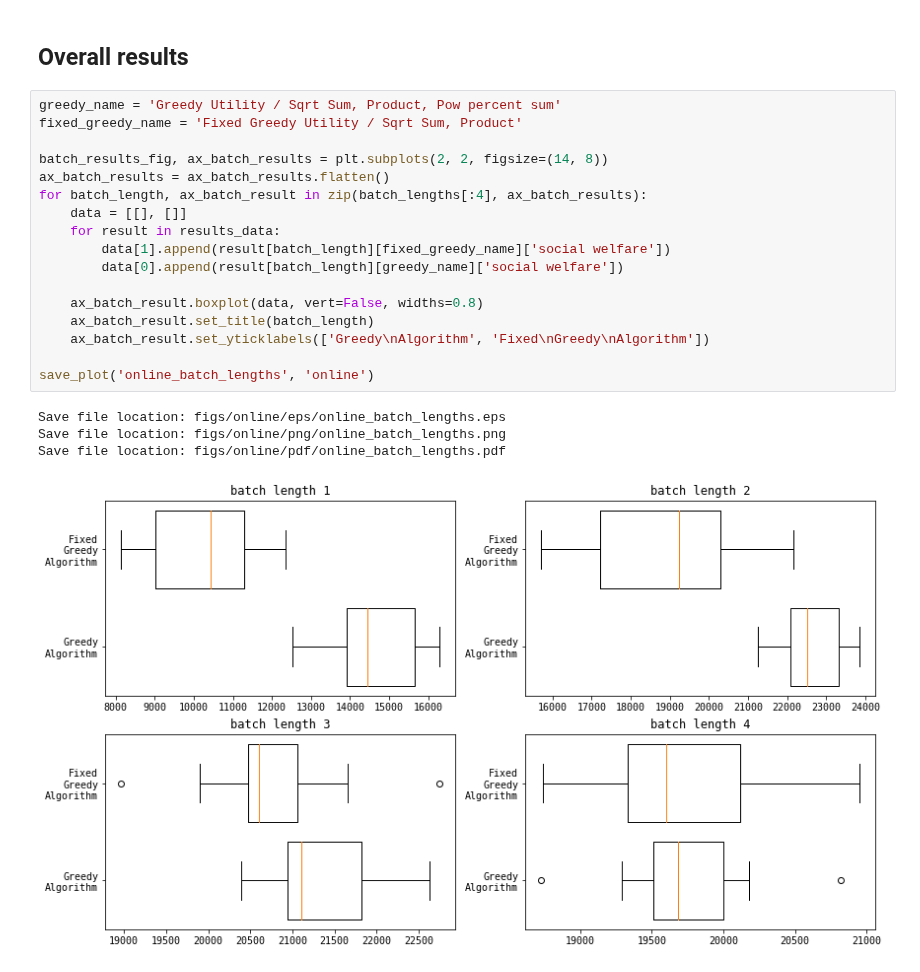
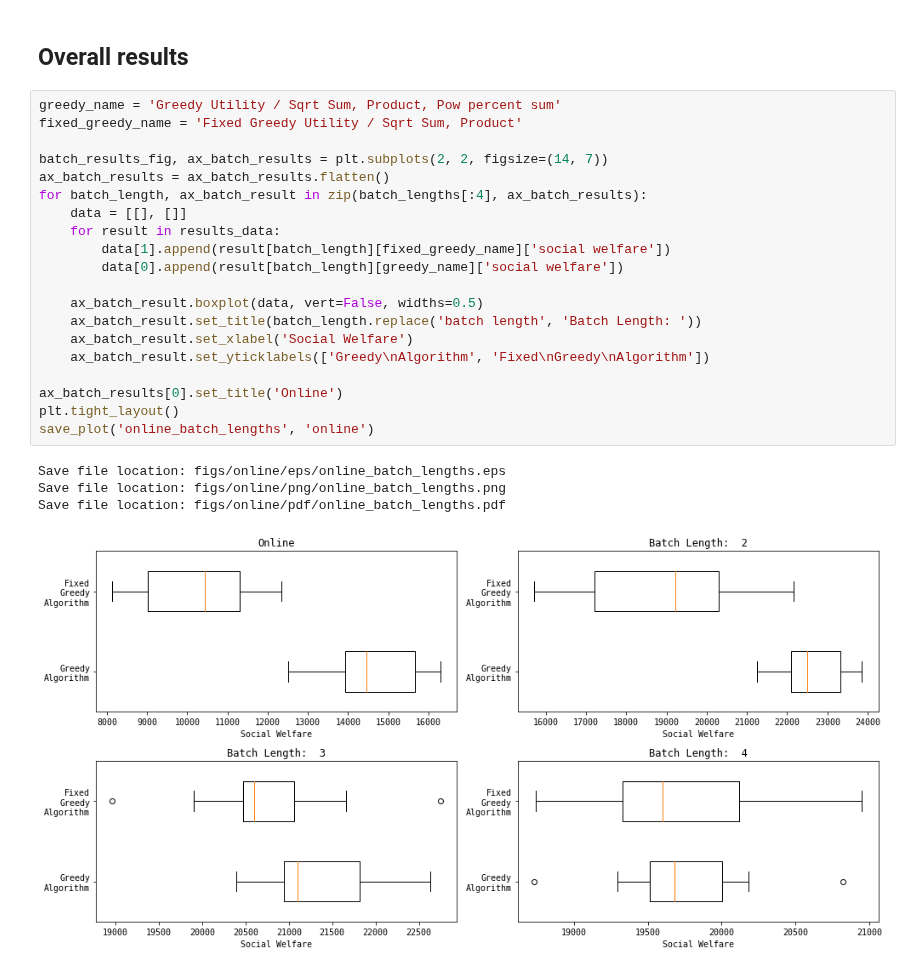
Before and after one commit to pseudo-rnd-thoughts/Elastic-Resource-Allocation, a Jupyter notebook: analysis/online.ipynb, the cells around one changed output. Saved outputs shown, nothing was run; the diff lists cells and outputs as text.

```diff
--- a/analysis/online.ipynb
+++ b/analysis/online.ipynb
@@ -121,22 +121,25 @@ batch_resources(algo)
 # %%
 greedy_name = 'Greedy Utility / Sqrt Sum, Product, Pow percent sum'
 fixed_greedy_name = 'Fixed Greedy Utility / Sqrt Sum, Product'
 
-batch_results_fig, ax_batch_results = plt.subplots(2, 2, figsize=(14, 8))
+batch_results_fig, ax_batch_results = plt.subplots(2, 2, figsize=(14, 7))
 ax_batch_results = ax_batch_results.flatten()
 for batch_length, ax_batch_result in zip(batch_lengths[:4], ax_batch_results):
     data = [[], []]
     for result in results_data:
         data[1].append(result[batch_length][fixed_greedy_name]['social welfare'])
         data[0].append(result[batch_length][greedy_name]['social welfare'])
 
-    ax_batch_result.boxplot(data, vert=False, widths=0.8)
-    ax_batch_result.set_title(batch_length)
+    ax_batch_result.boxplot(data, vert=False, widths=0.5)
+    ax_batch_result.set_title(batch_length.replace('batch length', 'Batch Length: '))
+    ax_batch_result.set_xlabel('Social Welfare')
     ax_batch_result.set_yticklabels(['Greedy\nAlgorithm', 'Fixed\nGreedy\nAlgorithm'])
 
+ax_batch_results[0].set_title('Online')
+plt.tight_layout()
 save_plot('online_batch_lengths', 'online')
 # %% [output]
 Save file location: figs/online/eps/online_batch_lengths.eps
 Save file location: figs/online/png/online_batch_lengths.png
 Save file location: figs/online/pdf/online_batch_lengths.pdf
-[figure, old version]
+[figure, new version]
```
Also changed, not shown: 6 other files.
